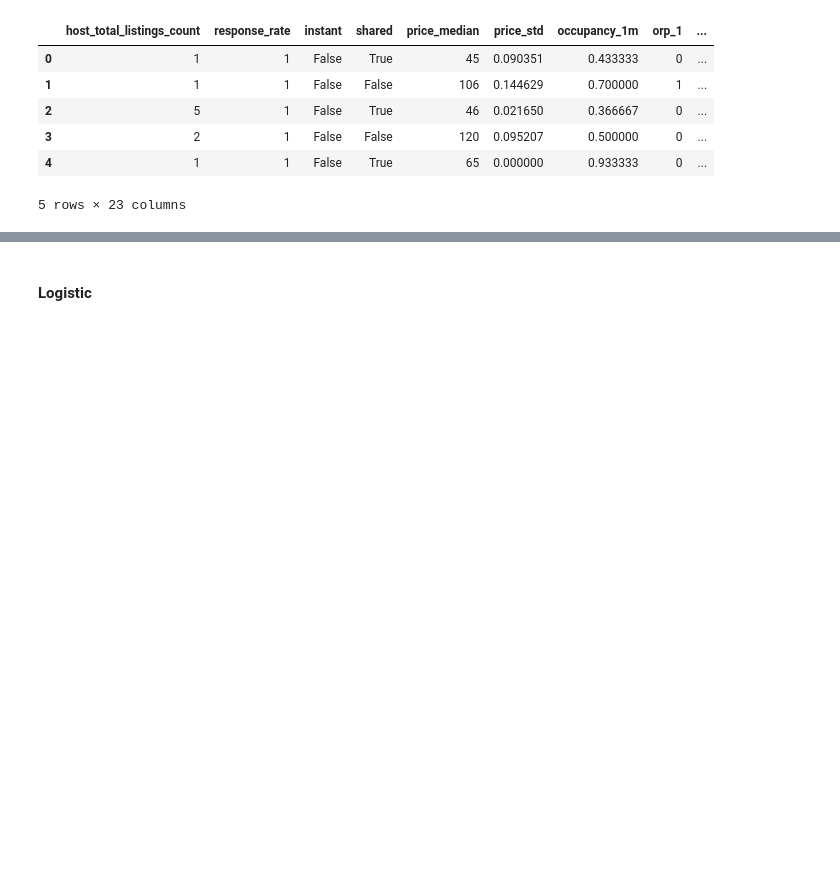
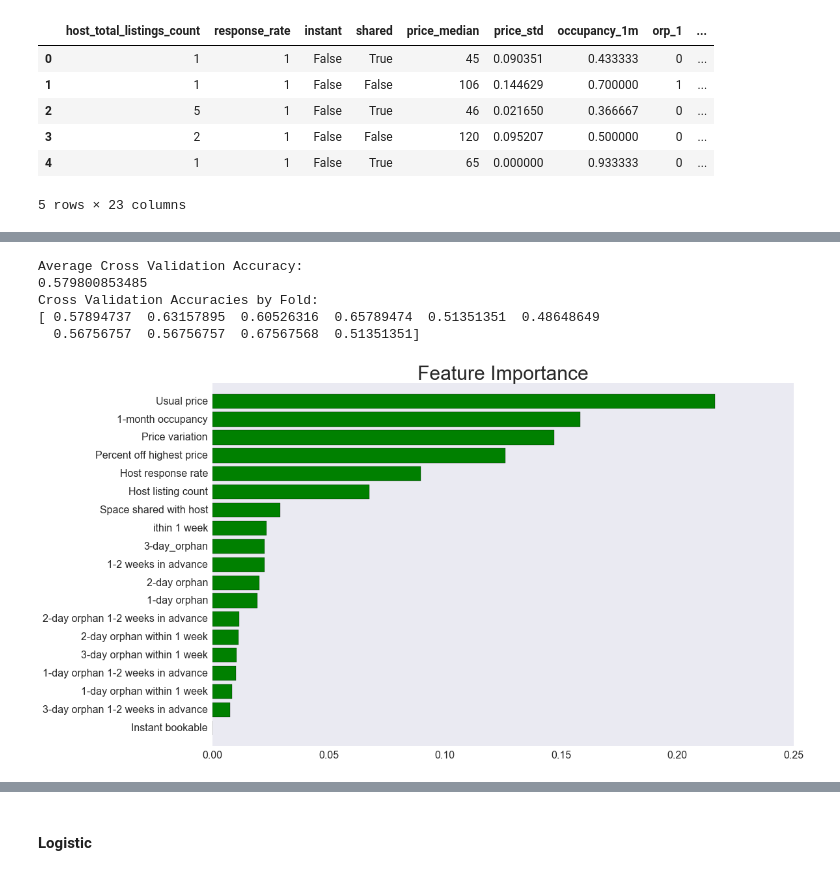
Before and after one commit to DataShackforAirbnb/AirBnbNegotiate, a Jupyter notebook: DataAnalysis/Analysis 0411.ipynb, the cells around one changed output, grey strips where cells are left out. Cells and saved outputs as stored; diff of their text form; code cells hidden in the pictures; blank space fills up the shorter version.

```diff
--- a/DataAnalysis/Analysis 0411.ipynb
+++ b/DataAnalysis/Analysis 0411.ipynb
@@ -421,0 +433,48 @@ dtype: int64
+# %%
+def model_fitting(name, clf, X, Y, label=param_label_noda, fold=10):
+    clf.fit(X,Y)
+    cv_scores = -cross_val_score(clf, X, Y, scoring='mean_squared_error', cv=fold)
+    print "Average Cross Validation Accuracy: \n", 1-np.mean(cv_scores)
+    print "Cross Validation Accuracies by Fold: \n", 1 - np.array(cv_scores)
+
+    if name=="rf":
+        importances = clf.feature_importances_
+        std = np.std([tree.feature_importances_ for tree in clf.estimators_],
+                     axis=0)
+        indices = np.argsort(importances)[::1]
+        param_label_sorted = [label[ind] for ind in indices]
+
+        # Print the feature ranking
+        # print("Feature ranking:")
+
+        # for f in range(X.shape[1]):
+            # print("%d. %s (feature %d, importance: %f)" % (f + 1, param_label[indices[f]], indices[f], importances[indices[f]]))
+
+        # Plot the feature importances of the forest
+        plt.figure(figsize=(16,10))
+        plt.title("Feature Importance", fontsize=30)
+        plt.barh(range(X.shape[1]), importances[indices],color="green", align="center")
+        # plt.axvline(x=0.05, color="red", ls="--")
+        plt.yticks(range(X.shape[1]), param_label_sorted,  fontsize=16)
+        plt.xticks(fontsize=16)
+        plt.ylim([-1, X.shape[1]])
+        plt.xlim([0,0.25])
+        plt.grid(False)
+        plt.show()
+
+    if name=="lr":
+        print "Coefficients: \n"
+        return zip(param_label_noda, np.ravel(clf.coef_))
+# %%
+rf = RandomForestClassifier(n_estimators=1000,
+                            max_features=int(np.sqrt(X_willing.shape[1])),
+                            max_depth=None,
+                            min_samples_split=1)
+model_fitting("rf", rf, X_willing_noda, Y_willing)
+# %% [output]
+Average Cross Validation Accuracy:
+0.579800853485
+Cross Validation Accuracies by Fold:
+[ 0.57894737  0.63157895  0.60526316  0.65789474  0.51351351  0.48648649
+  0.56756757  0.56756757  0.67567568  0.51351351]
+[figure, added]
```
Also changed, not shown: parts of 55 cells of this notebook, 1 other file.
